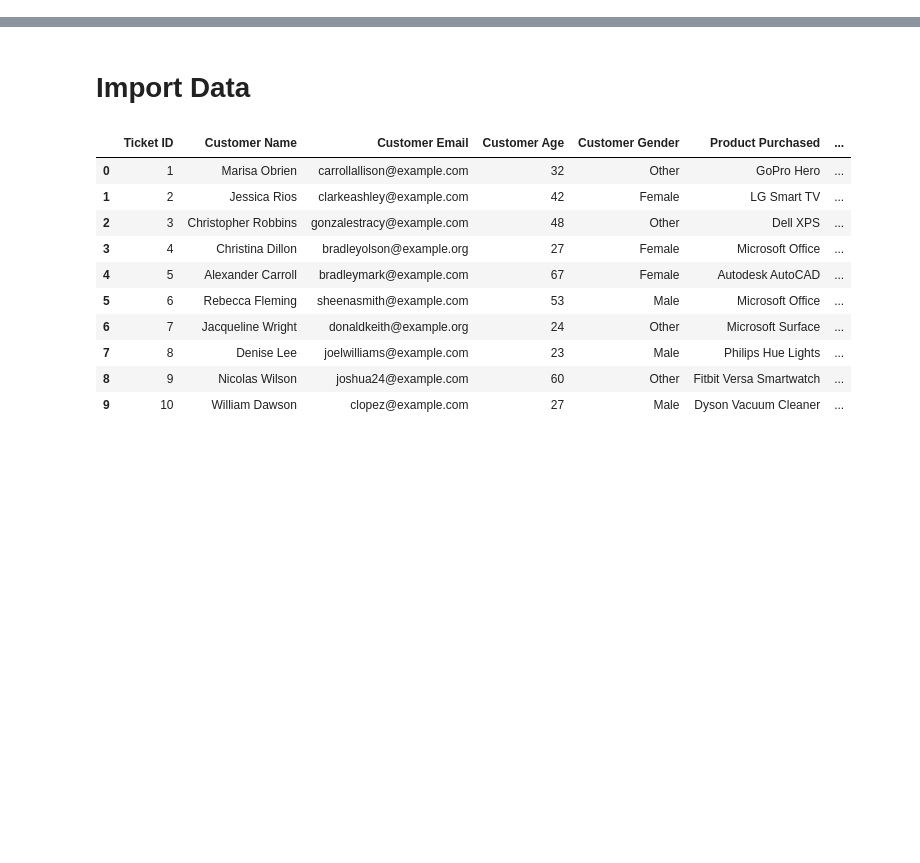
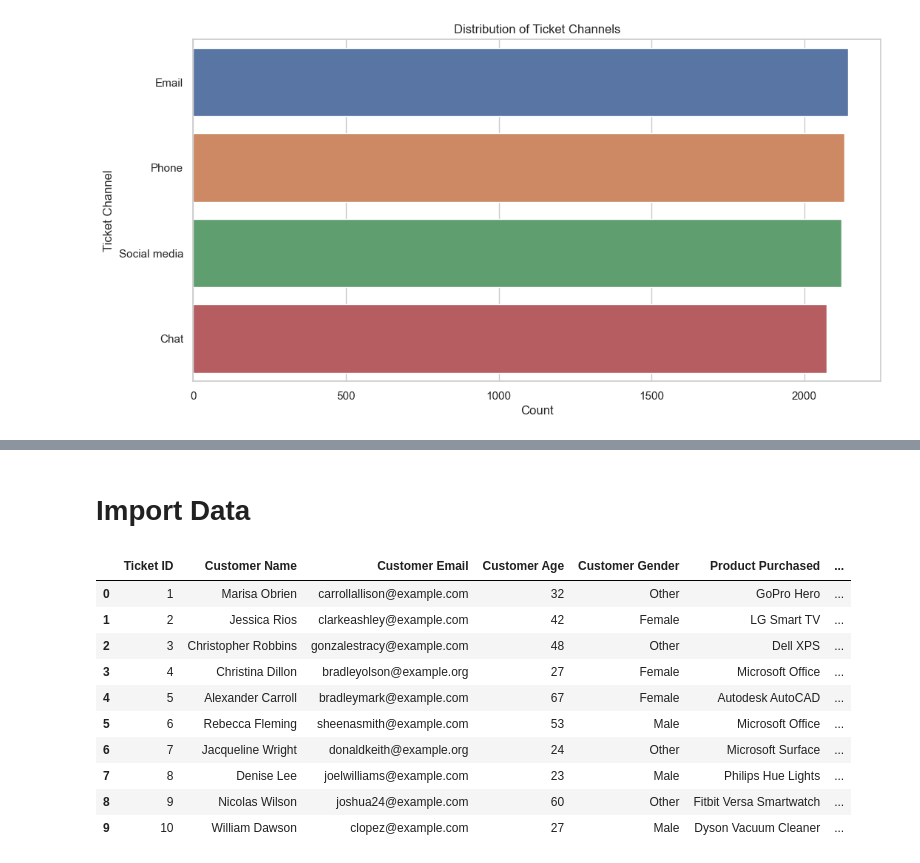
Before and after one commit to CCT-Dublin/capstone-project-feb-2024-pt-denissegarciavivolo, a Jupyter notebook: CA2_CapstoneProject_Denisse_Garcia.ipynb, the cells around one changed output, grey strips where cells are left out. Saved outputs shown, nothing was run; the diff lists cells and outputs as text; code cells hidden in the pictures; blank space fills up the shorter version.

```diff
--- a/CA2_CapstoneProject_Denisse_Garcia.ipynb
+++ b/CA2_CapstoneProject_Denisse_Garcia.ipynb
@@ -0,0 +169,10 @@
+# %%
+# 4. Distribution of Ticket Channels
+plt.figure(figsize=(12, 6))
+sns.countplot(y='Ticket Channel', data=data, order=data['Ticket Channel'].value_counts().index)
+plt.title('Distribution of Ticket Channels')
+plt.xlabel('Count')
+plt.ylabel('Ticket Channel')
+plt.show()
+# %% [output]
+[figure, added]
```
Also changed, not shown: parts of 21 cells of this notebook.
